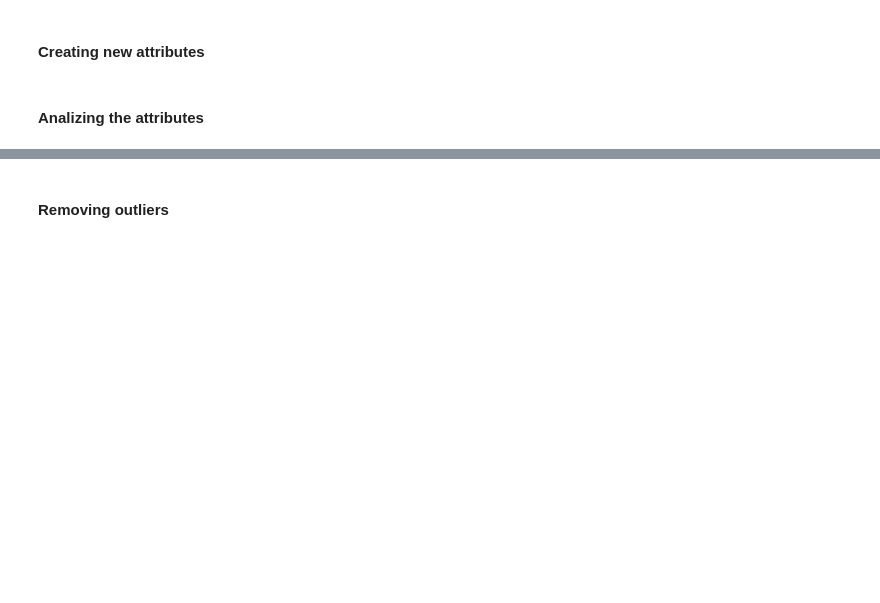
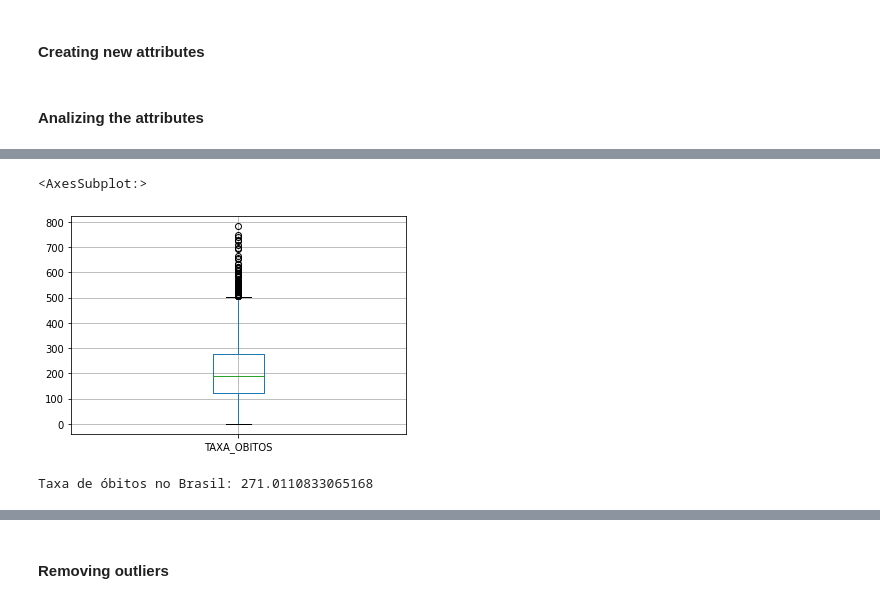
Before and after one commit to helderseixas/DisciplinaSistemasNebulosos, a Jupyter notebook: trabalho_final/trabalho_final.ipynb, the cells around one changed output, grey strips where cells are left out. Saved outputs shown, nothing was run; the diff lists cells and outputs as text; code cells hidden in the pictures; blank space fills up the shorter version.

```diff
--- a/trabalho_final/trabalho_final.ipynb
+++ b/trabalho_final/trabalho_final.ipynb
@@ -492,0 +740,10 @@ df_base.boxplot(column=["TAXA_CASOS_100_MIL"])
+# %%
+df_base.boxplot(column=["TAXA_OBITOS"])
+# %% [output]
+<AxesSubplot:>
+[figure, added]
+# %%
+taxa_obitos_brasil = df_base.OBITOS.sum() / df_base.POPULACAO_ESTIMADA.sum() * 100000
+print('Taxa de óbitos no Brasil: '+ str(taxa_obitos_brasil))
+# %% [output]
+Taxa de óbitos no Brasil: 271.0110833065168
```
Also changed, not shown: parts of 84 cells of this notebook, 1 other file.
